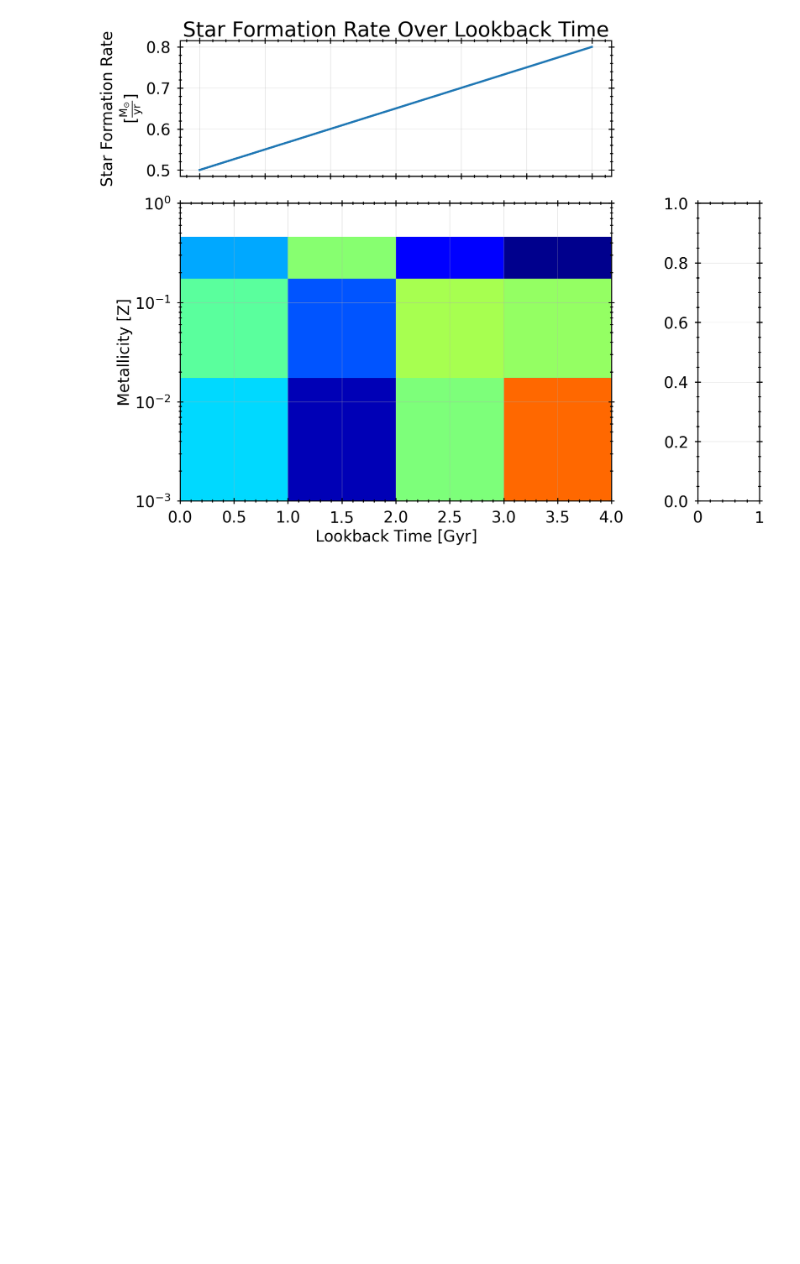
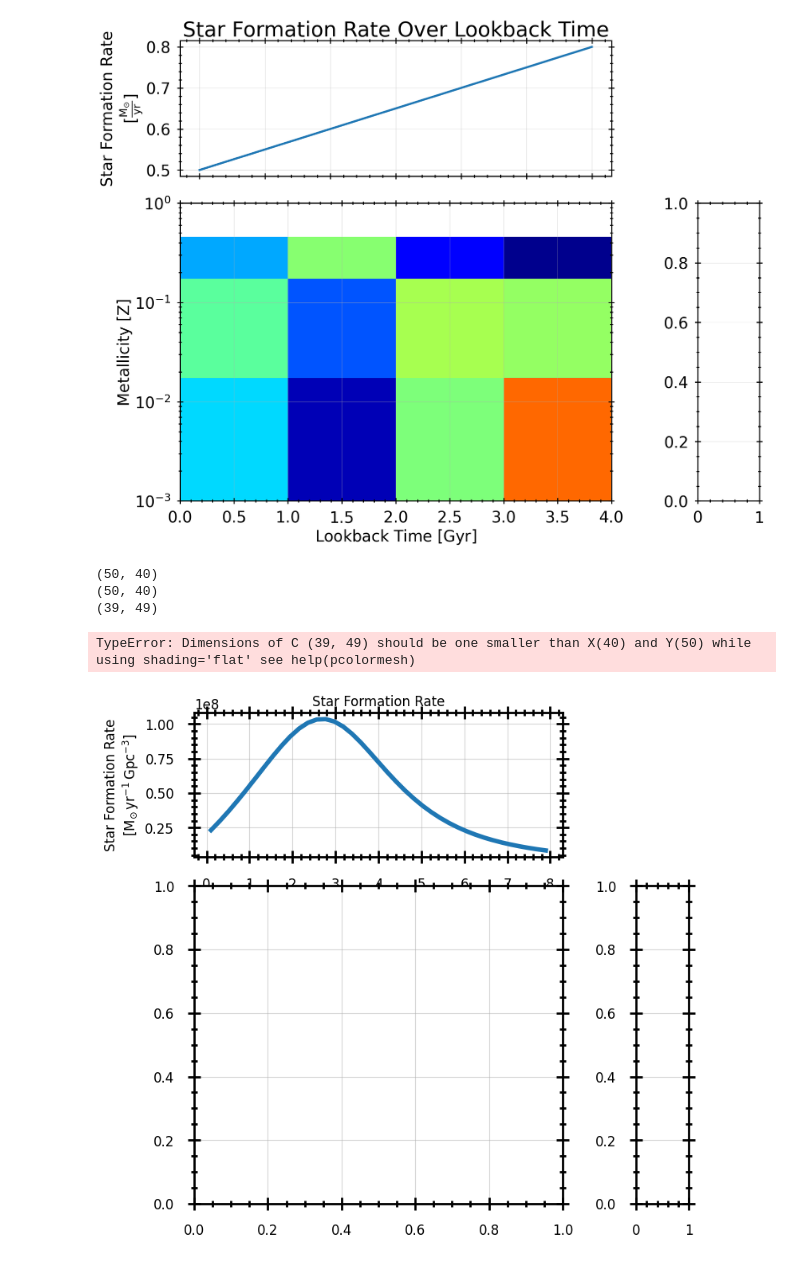
Before and after one commit to FloorBroekgaarden/growl-syntheticstellarpopconvolve, a Jupyter notebook: docs/source/examples/notebook_convolution_star_formation_functions.ipynb, the cells around one changed output. Cells and saved outputs as stored; diff of their text form; code cells hidden in the pictures; blank space fills up the shorter version.

```diff
--- a/docs/source/examples/notebook_convolution_star_formation_functions.ipynb
+++ b/docs/source/examples/notebook_convolution_star_formation_functions.ipynb
@@ -97,3 +100,54 @@ axis_dict['ax_mssfr'].set_yscale('log')
  [0.46000555 0.20823334 0.55305228 0.53113769]
  [0.29110987 0.5137647  0.12238338 0.01459752]] solMass / yr
 [figure]
+# %%
+import numpy as np
+import astropy.units as u
+import copy
+import matplotlib.pyplot as plt
+from syntheticstellarpopconvolve.starformation_rate_distributions import starformation_rate_distribution_vanSon2023
+from syntheticstellarpopconvolve.metallicity_distributions import metallicity_distribution_vanSon2022
+from syntheticstellarpopconvolve.general_functions import calculate_bincenters, calculate_bin_edges
+from syntheticstellarpopconvolve.SFR_dict_plotting_routines import plot_sfr_dict
+
+# Set up redshift bin info
+redshift_bin_edges = np.linspace(0, 8, 40); redshift_bin_centers = calculate_bincenters(redshift_bin_edges)
+
+# Set up metallicity bin info
+log_metallicity_bin_edges = np.linspace(-12, 0, 50); log_metallicity_bin_centers = calculate_bincenters(log_metallicity_bin_edges)
+
+#
+sfr = starformation_rate_distribution_vanSon2023(redshift_bin_centers).to(u.Msun/u.yr/u.Gpc**3)
+
+
+#
+dpdlogZ = metallicity_distribution_vanSon2022(
+    log_metallicity_centers=log_metallicity_bin_centers,
+    redshifts=redshift_bin_centers,
+)
+
+high_res_sfr_dict = {
+    "redshift_bin_edges": redshift_bin_edges,
+    "starformation_rate_array": sfr,
+    "metallicity_bin_edges": log_metallicity_bin_edges,
+    "metallicity_distribution_array": dpdlogZ,  # We need to transpose!
+}
+
+axis_dict = plot_sfr_dict(
+    high_res_sfr_dict,
+    time_type="redshift",
+    metallicity_string="logZ",
+    metallicity_distribution_multiply_by_metallicity_bin_sizes=False,
+    metallicity_distribution_multiply_by_sfr=False,
+    metallicity_distribution_scale="log10",
+    metallicity_distribution_cmap=copy.copy(plt.cm.viridis),
+    return_axis_dict=True,
+    figsize=(8,8),
+    fontsize=12,
+)
+# %% [output]
+(50, 40)
+(50, 40)
+(39, 49)
+TypeError: Dimensions of C (39, 49) should be one smaller than X(40) and Y(50) while using shading='flat' see help(pcolormesh)
+[figure, added]
```
Also changed, not shown: parts of 2 cells of this notebook, 5 other files.
